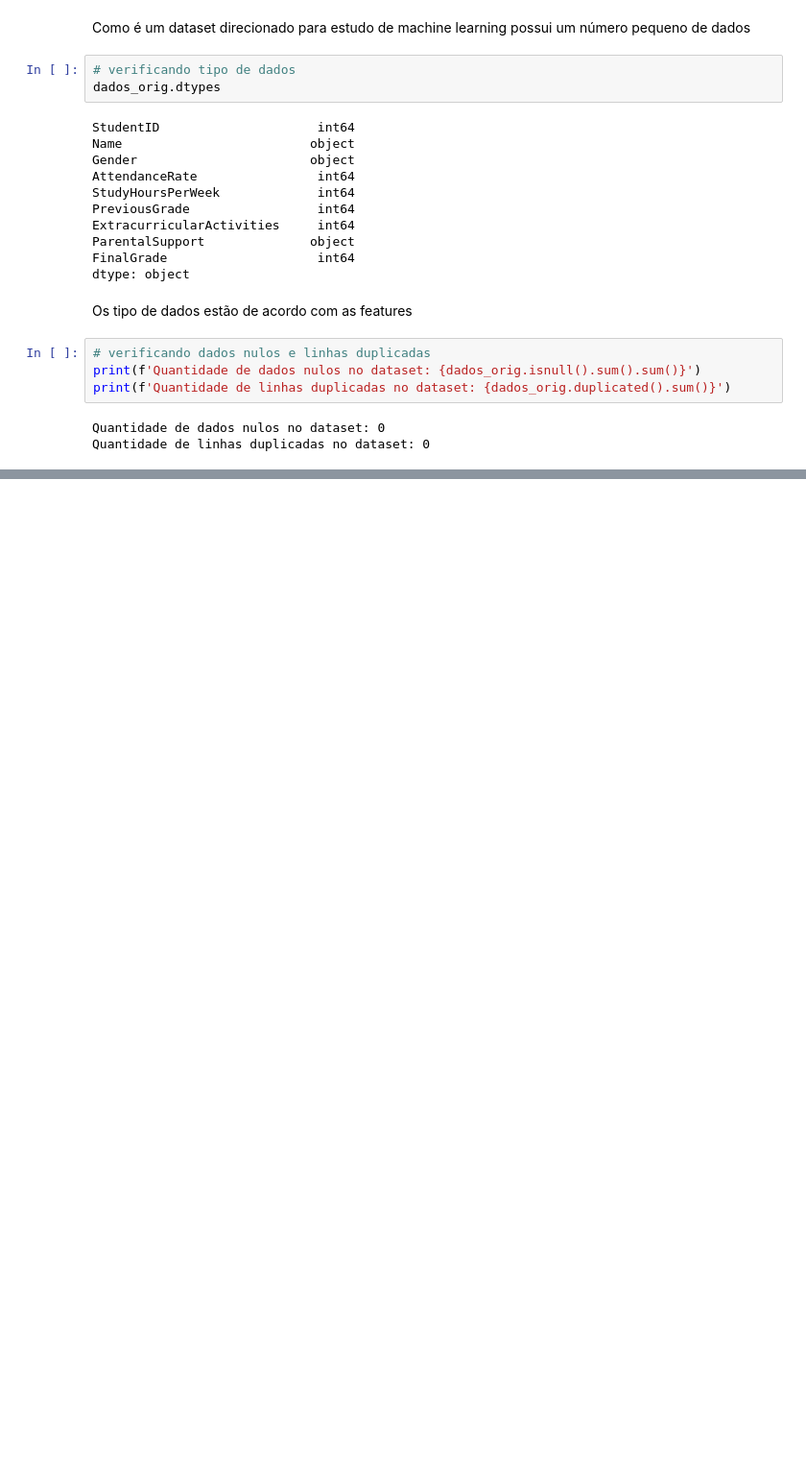
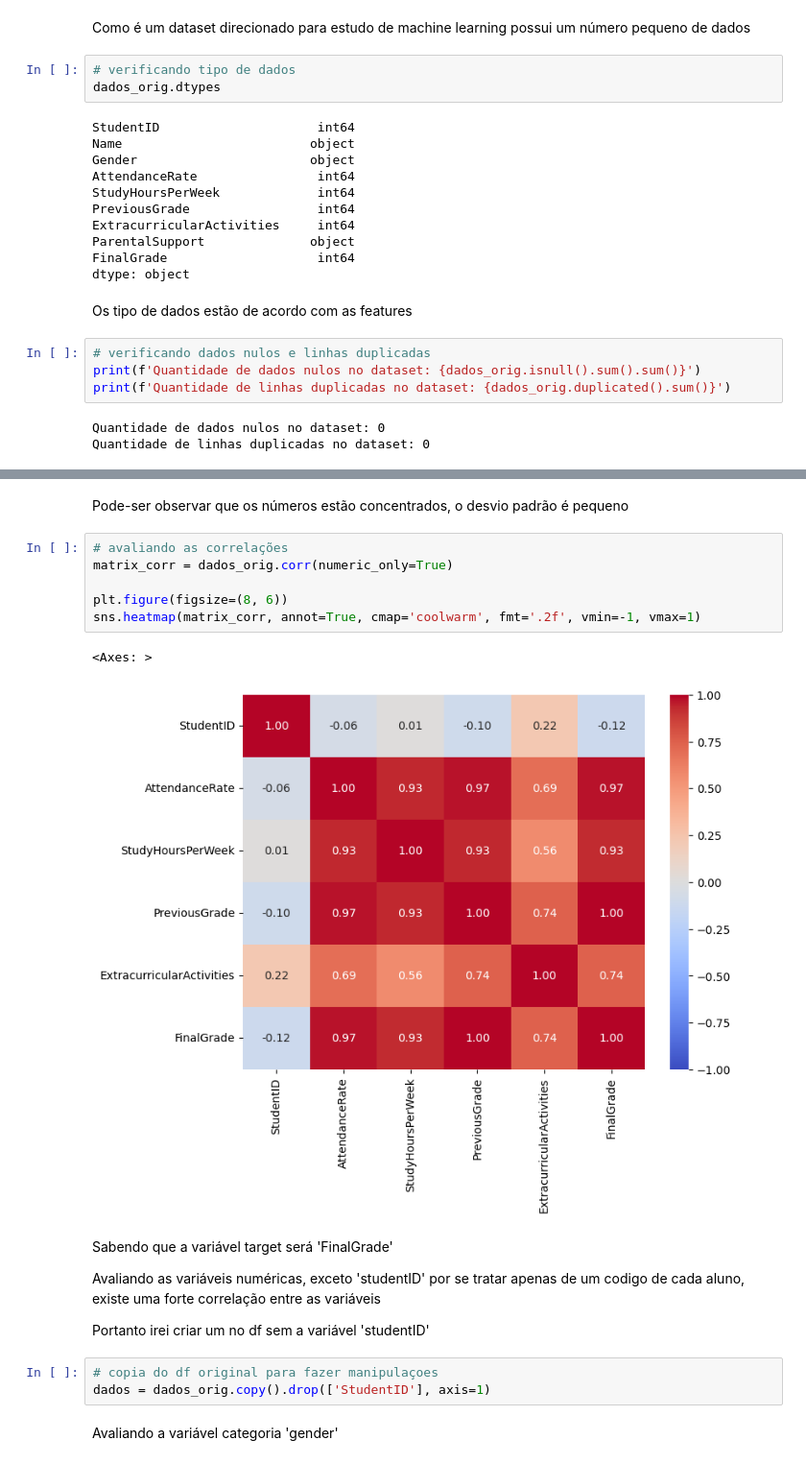
Before and after one commit to torvess/student_performance_predictions_01-09-2024, a Jupyter notebook: model_predict.ipynb, the cells around one changed output, grey strips where cells are left out. Shown: that part at 96% size. Drawn from its saved outputs; the diff is of its cells as text; blank space fills up the shorter version.

```diff
--- a/model_predict.ipynb
+++ b/model_predict.ipynb
@@ -63,0 +77,22 @@ Quantidade de linhas duplicadas no dataset: 0
+# %% [markdown]
+Pode-ser observar que os números estão concentrados, o desvio padrão é pequeno
+# %%
+# avaliando as correlações
+matrix_corr = dados_orig.corr(numeric_only=True)
+
+plt.figure(figsize=(8, 6))
+sns.heatmap(matrix_corr, annot=True, cmap='coolwarm', fmt='.2f', vmin=-1, vmax=1)
+# %% [output]
+<Axes: >
+[figure, added]
+# %% [markdown]
+Sabendo que a variável target será 'FinalGrade'
+
+Avaliando as variáveis numéricas, exceto 'studentID' por se tratar apenas de um codigo de cada aluno, existe uma forte correlação entre as variáveis
+
+Portanto irei criar um no df sem a variável 'studentID'
+# %%
+# copia do df original para fazer manipulaçoes
+dados = dados_orig.copy().drop(['StudentID'], axis=1)
+# %% [markdown]
+Avaliando a variável categoria 'gender'
```
Also changed, not shown: parts of 4 cells of this notebook.
